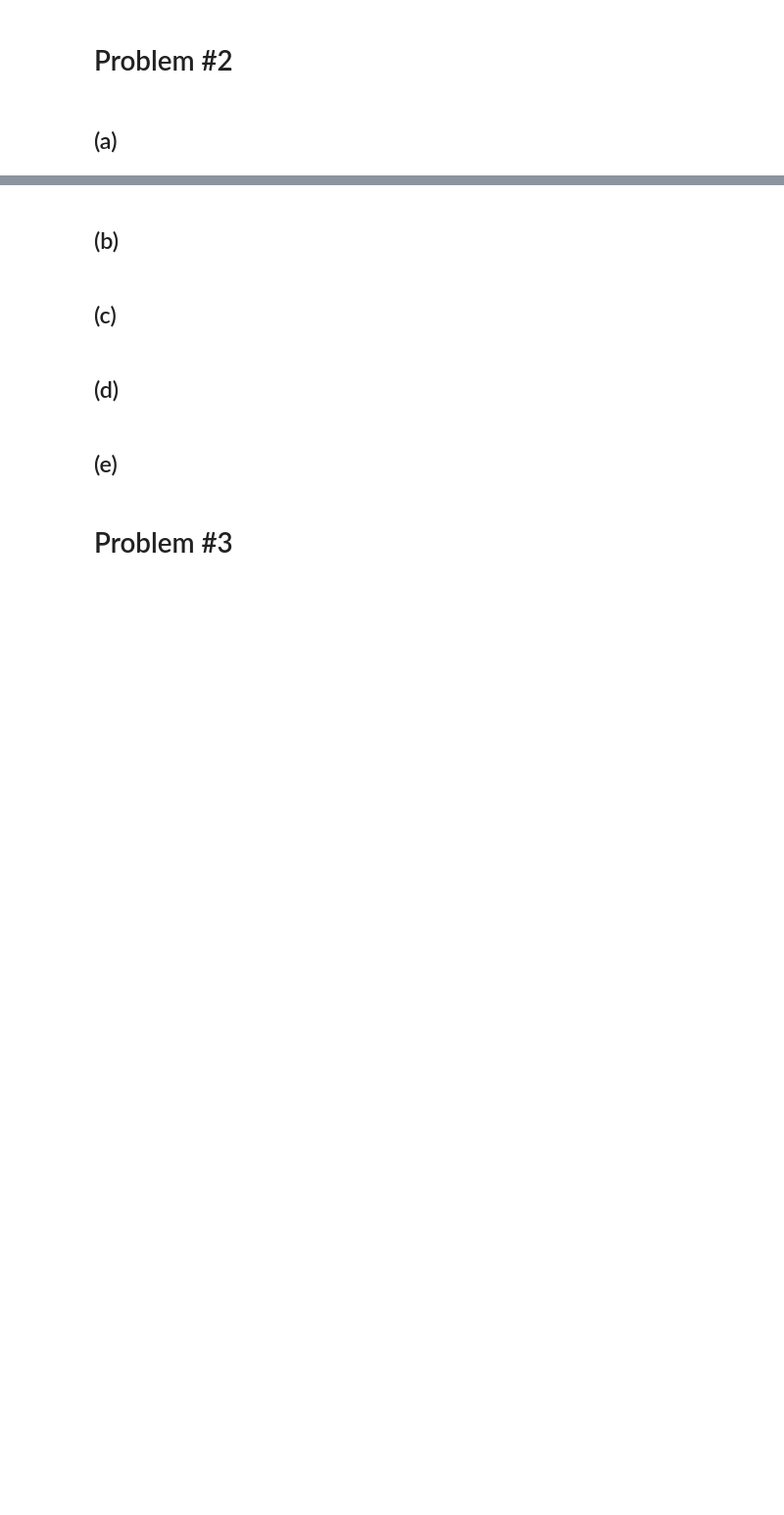
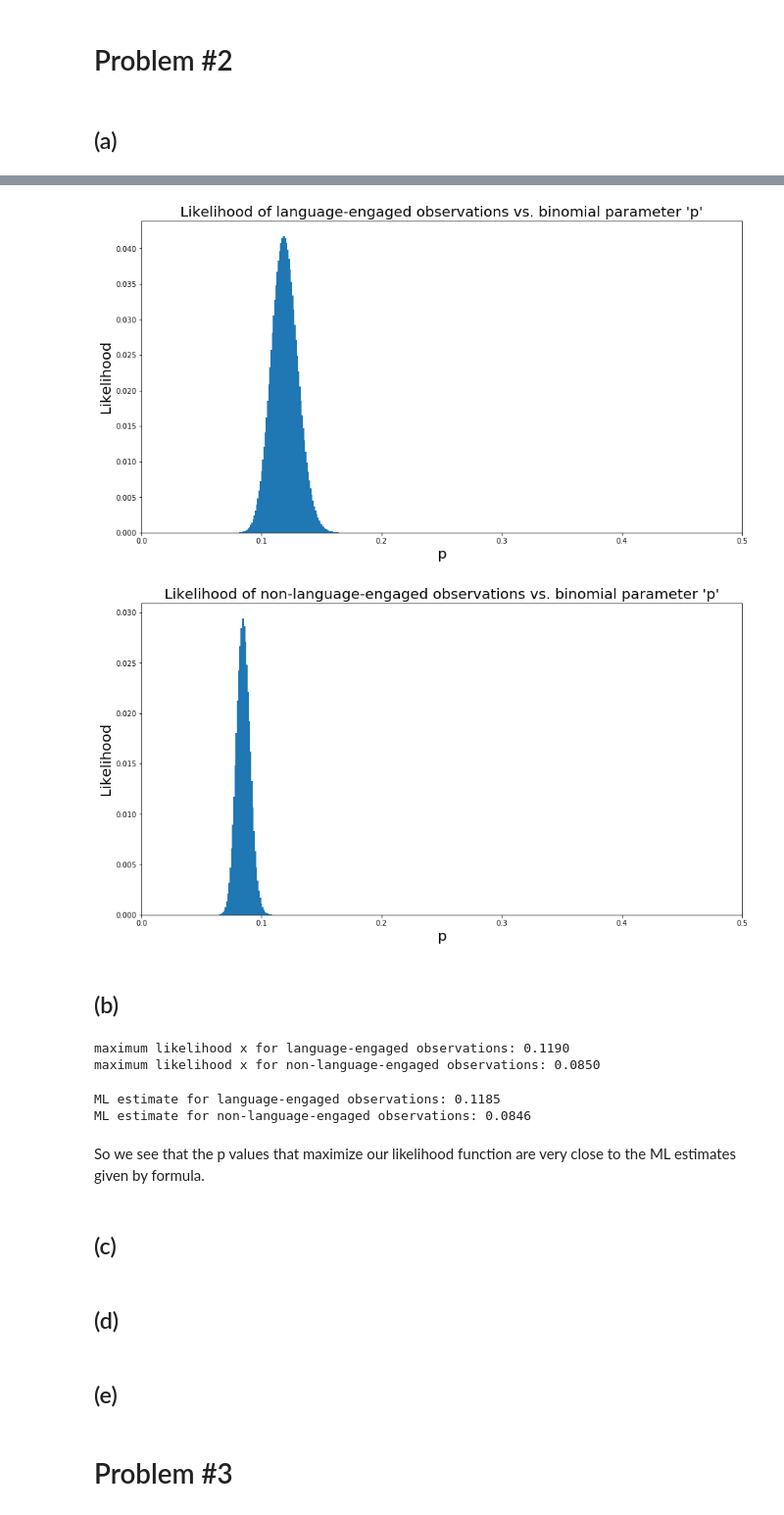
Before and after one commit to rfeinman/hw-mathtools, a Jupyter notebook: Feinman_Reuben_HW5/hw5.ipynb, the cells around one changed output, grey strips where cells are left out. Shown at 98% size. Drawn from its saved outputs; the diff is of its cells as text; code cells hidden in the pictures; blank space fills up the shorter version.

```diff
--- a/Feinman_Reuben_HW5/hw5.ipynb
+++ b/Feinman_Reuben_HW5/hw5.ipynb
@@ -177,5 +210,71 @@ $P(A|NL)\sim Bernoulli(x_{nl})$.
+# %%
+# Write Python functions to evaluate these two expressions, P(A | L) and P(A | NL),
+# for different binomial p values.
+
+def likelihood_l(x_l):
+    assert 0 <= x_l <= 1
+    n_choose_k = math.factorial(869)/(math.factorial(103)*math.factorial(766))
+    likelihood = n_choose_k*math.pow(x_l, 103)*math.pow(1-x_l, 766)
+    assert 0 <= likelihood <= 1
+
+    return likelihood
+
+def likelihood_nl(x_nl):
+    assert 0 <= x_nl <= 1
+    n_choose_k = math.factorial(2353)/(math.factorial(199)*math.factorial(2154))
+    likelihood = n_choose_k*math.pow(x_nl, 199)*math.pow(1-x_nl, 2154)
+    assert 0 <= likelihood <= 1
+
+    return likelihood
+# %%
+# For x = [0:0.001:1], compute likelihoods of language-engaged
+# and non-language-engaged observations
+x = np.linspace(0, 1, 1001)
+p_l = [likelihood_l(x_l) for x_l in x]
+p_nl = [likelihood_nl(x_nl) for x_nl in x]
+# %%
+# Plot likelihoods as a bar graph. We will only show p=0:0.5, since
+# all values are 0 after 0.5
+plt.figure(figsize=(15,8))
+plt.bar(x, p_l, width=0.001)
+plt.title("Likelihood of language-engaged observations vs. binomial parameter 'p'", fontsize=20)
+plt.ylabel('Likelihood', fontsize=20)
+plt.xlabel('p', fontsize=20)
+plt.xlim(0, 0.5)
+plt.show()
+
+plt.figure(figsize=(15,8))
+plt.bar(x, p_nl, width=0.001)
+plt.title("Likelihood of non-language-engaged observations vs. binomial parameter 'p'", fontsize=20)
+plt.ylabel('Likelihood', fontsize=20)
+plt.xlabel('p', fontsize=20)
+plt.xlim(0, 0.5)
+plt.show()
+# %% [output]
+[figure, added]
+[figure, added]
 # %% [markdown]
 ## (b)
+# %%
+# Find value of x that maximizes each of these 2 likelihood functions
+ind_max_l = np.argmax(p_l)
+ind_max_nl = np.argmax(p_nl)
+x_max_l = x[ind_max_l]
+x_max_nl = x[ind_max_nl]
+print('maximum likelihood x for language-engaged observations: %0.4f' % x_max_l)
+print('maximum likelihood x for non-language-engaged observations: %0.4f' % x_max_nl)
+# %% [output]
+maximum likelihood x for language-engaged observations: 0.1190
+maximum likelihood x for non-language-engaged observations: 0.0850
+# %%
+# Now compare these to the ML estimator values
+print('ML estimate for language-engaged observations: %0.4f' % (103/869))
+print('ML estimate for non-language-engaged observations: %0.4f' % (199/2353))
+# %% [output]
+ML estimate for language-engaged observations: 0.1185
+ML estimate for non-language-engaged observations: 0.0846
+# %% [markdown]
+So we see that the p values that maximize our likelihood function are very close to the ML estimates given by formula.
 # %% [markdown]
 ## (c)
 # %% [markdown]
```
Also changed, not shown: parts of 11 cells of this notebook.
